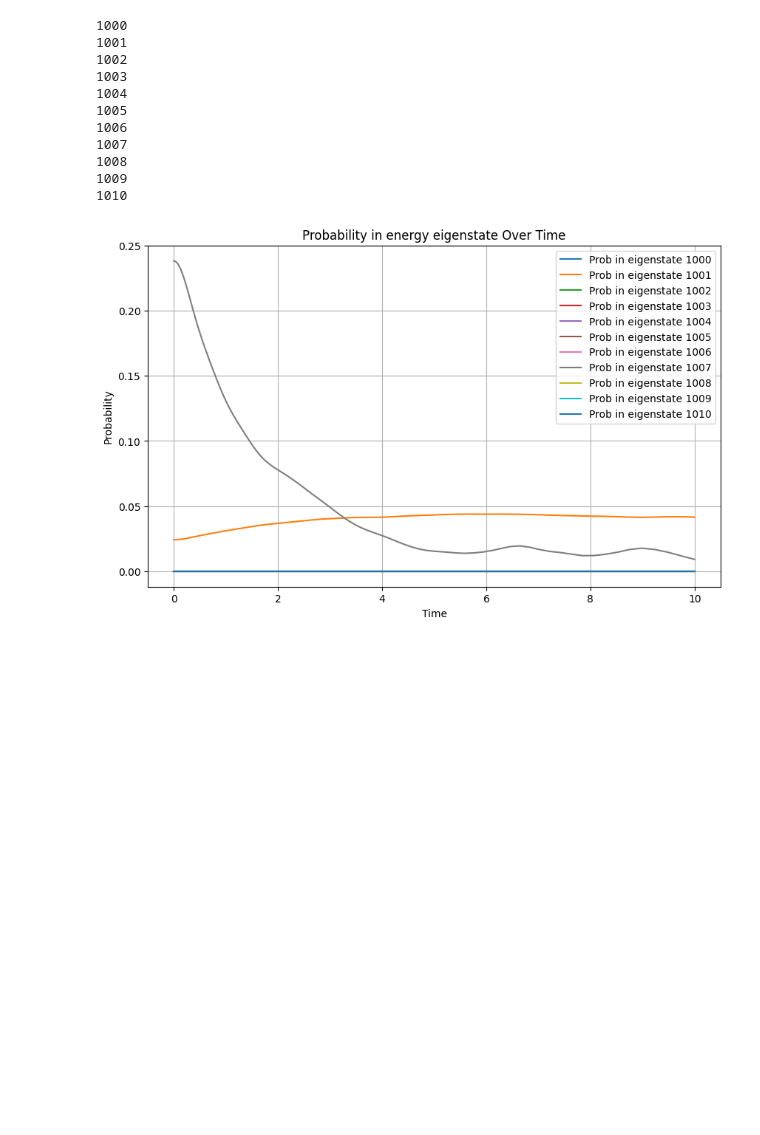
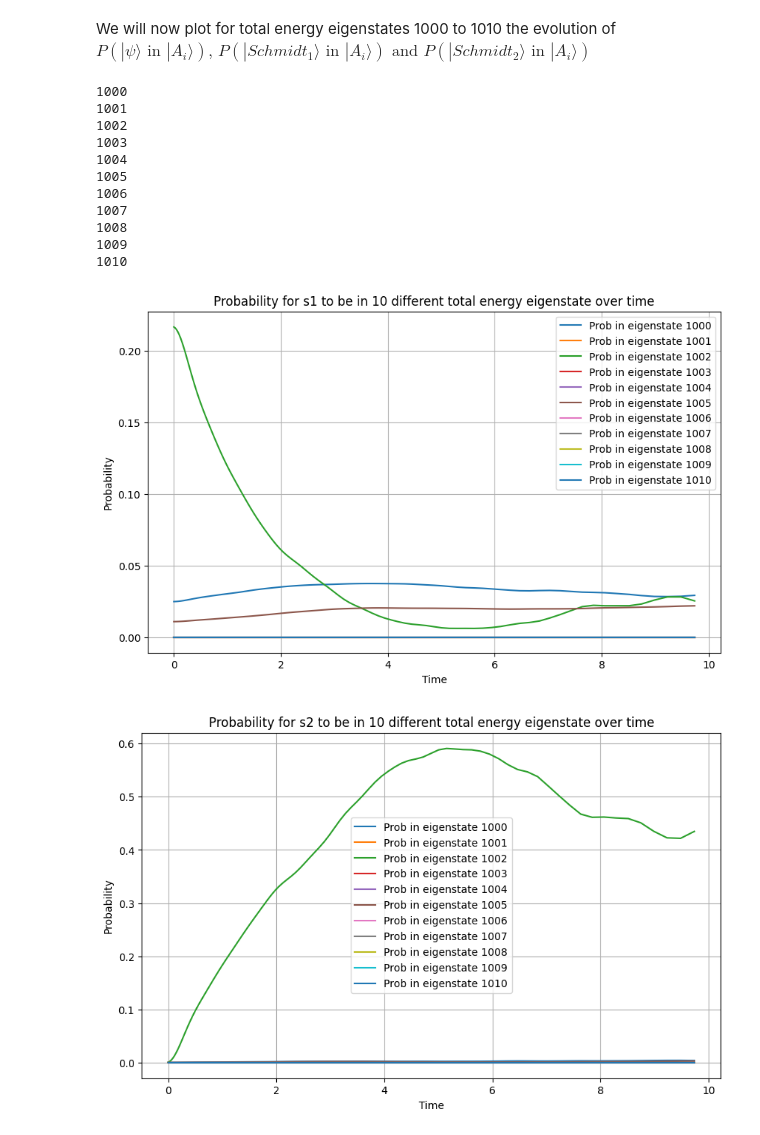
Before and after one commit to MarinAndreGirard/Quantum_Branching, a Jupyter notebook: weight_conservation.ipynb, the cells around one changed output. Cells and saved outputs as stored; diff of their text form; code cells hidden in the pictures; blank space fills up the shorter version.

```diff
--- a/weight_conservation.ipynb
+++ b/weight_conservation.ipynb
@@ -53,5 +63,10 @@ eigenenergies_total, eigenstates_total = H_total.eigenstates()
+# %% [markdown]
+We will now plot for total energy eigenstates 1000 to 1010 the evolution of $P(|\psi\rangle \text{ in } |A_i\rangle)\text{, } P(|Schmidt_1\rangle\text{ in }|A_i\rangle) \text{ and } P(|Schmidt_2\rangle\text{ in }|A_i\rangle)$
 # %%
+#set things up
 prob_list=[]
+prob_list2=[]
+prob_list3=[]
 start_num = 1000
 end_num = 1010
 
@@ -59,37 +74,63 @@ end_num = 1010
 arr = np.arange(start_num, end_num + 1)
 
 for i in arr:
     eig = eigenstates_total[i]
     prob=[]
-    _=[prob.append(abs(np.vdot(compute_schmidt_full(result,idx,1), eig)) ** 2) for idx in range(len(tlist))]
+    prob2=[]
+    prob3=[]
+    for idx in range(len(tlist)-1):
+        prob.append(abs(np.vdot(compute_schmidt_full(result,idx+1,1), eig)) ** 2)
+        prob2.append(abs(np.vdot(compute_schmidt_full(result,idx+1,2), eig)) ** 2)
+        prob3.append(abs(np.vdot(result.states[idx].full(), eig)) ** 2)
+
     prob_list.append(prob)
+    prob_list2.append(prob2)
+    prob_list3.append(prob3)
     print(i)
 #    for idx in range(len(tlist)):
 #        state = compute_schmidt_2(result,idx,2)
 #        energy_coeff.append(abs(np.vdot(state.conjugate(), eig)) ** 2)
 
-
 plt.figure(figsize=(10, 6))
 for prob in prob_list:
-    #result = np.multiply(energy_coeff, s_val_1)
-    plt.plot(tlist, prob)#result
-
-plt.title('Probability in energy eigenstate Over Time')
+    plt.plot(tlist[0:99], prob)
+plt.title('Probability for s1 to be in 10 different total energy eigenstate over time')
 plt.xlabel('Time')
 plt.ylabel('Probability')
 plt.grid(True)
 plt.legend([f'Prob in eigenstate {i}' for i in arr])
 plt.show()
+
+plt.figure(figsize=(10, 6))
+for prob in prob_list2:
+    plt.plot(tlist[0:99], prob)
+plt.title('Probability for s2 to be in 10 different total energy eigenstate over time')
+plt.xlabel('Time')
+plt.ylabel('Probability')
+plt.grid(True)
+plt.legend([f'Prob in eigenstate {i}' for i in arr])
+plt.show()
+
+plt.figure(figsize=(10, 6))
+for prob in prob_list3:
+    plt.plot(tlist[0:99], prob)
+plt.title('Probability that the global state be in 10 different energy eigenstate over time')
+plt.xlabel('Time')
+plt.ylabel('Probability')
+plt.grid(True)
+plt.legend([f'Prob in eigenstate {i}' for i in arr])
+plt.show()
 # %% [output]
 1000
 1001
 1002
 1003
 1004
 1005
 1006
 1007
 1008
 1009
 1010
-[figure, old version]
+[figure, new version]
+[figure, added]
```
Also changed, not shown: parts of 12 cells of this notebook.
